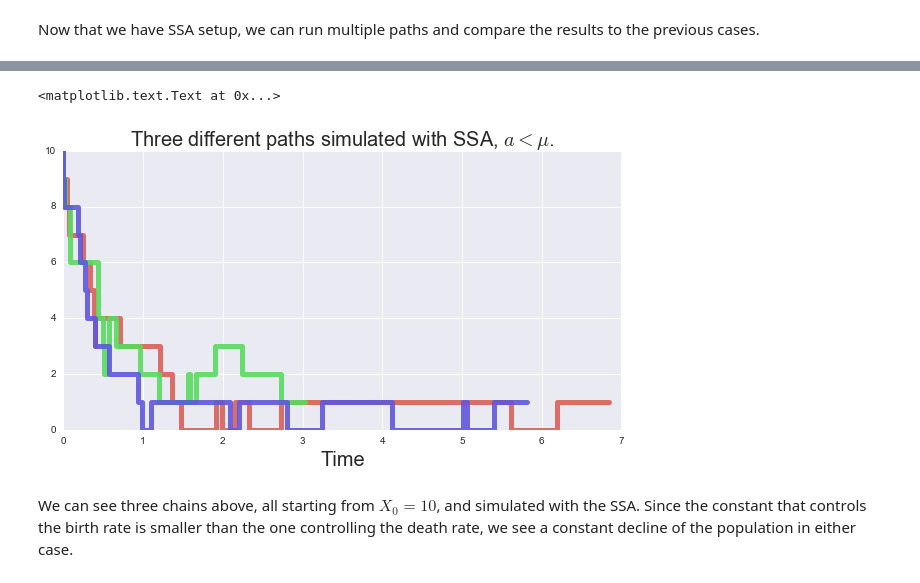
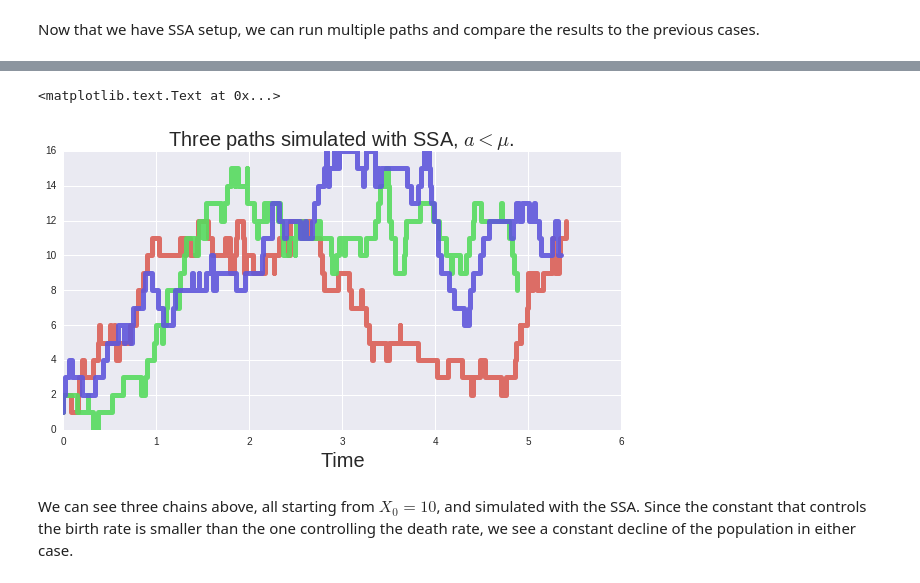
Before and after one commit to kgourgou/stoch-algo-variational-inference, a Jupyter notebook: ipython_notebooks/reactions.ipynb, the cells around one changed output, grey strips where cells are left out. Saved outputs shown, nothing was run; the diff lists cells and outputs as text; code cells hidden in the pictures.

```diff
--- a/ipython_notebooks/reactions.ipynb
+++ b/ipython_notebooks/reactions.ipynb
@@ -74,8 +78,8 @@ def x(t,x0=3,a=1,mu=2):
 # %%
 t = np.linspace(0,3)
-x0list = np.linspace(0.5,1,3)
+x0list = np.array([0.5,1,15])
 
-sns.set_palette("Blues",n_colors=5)
+sns.set_palette("Reds",n_colors=3)
 
 for x0 in x0list:
  pl.plot(t,x(t,x0),linewidth=4)
@@ -130,27 +132,29 @@ def EM(xinit,T,Dt=0.1,a=1,mu=2):
 # %% [markdown]
 Similarly to the previous case, here is a run with multiple initial conditions.
 # %%
-T = 2
-Dt = 0.01
+T = 10 # final time to reach
+Dt = 0.01 # time-step for EM
 
+# Set the palette to reds with ten colors
 sns.set_palette('Reds',10)
 
 def plotPaths(T,Dt):
     n = int(T/Dt)
     t = np.linspace(0,T,n)
 
-    xinitlist = np.linspace(0.5,10,10)
+    xinitlist = np.linspace(10,15,10)
 
     for x0 in xinitlist :
-        path = EM(xinit=x0,T=T,Dt=Dt,a=1,mu=2.0)
+        path = EM(xinit=x0,T=T,Dt=Dt,a=10.0,mu=1.0)
         pl.plot(t, path,linewidth=5)
 
     pl.xlabel('time', fontsize=20)
-    pl.title('Paths for initial conditions between 0.5 and 10.', fontsize=20)
+    pl.title('Paths for initial conditions between 1 and 10.', fontsize=20)
 
     return path
 
 path = plotPaths(T,Dt)
 
-print 'Paths decay towards', path[199]
+print 'Paths decay towards', path[np.size(path)-1]
+print 'The stationary point is', 1.0
 # %% [output]
@@ -162,7 +169,7 @@ Paths decay towards 0.525751303558
 
 Finally, we shall simulate the system exactly by using the Stochastic Simulation Algorithm (SSA).
 # %%
-def SSA(xinit, nsteps, a=1.0, mu=2.0):
+def SSA(xinit, nsteps, a=10.0, mu=1.0):
     '''
         Using SSA to exactly simulate the death/birth process starting
         from xinit and for nsteps.
@@ -204,3 +211,20 @@ def SSA(xinit, nsteps, a=1.0, mu=2.0):
     return path, tpath
 # %% [markdown]
 Now that we have SSA setup, we can run multiple paths and compare the results to the previous cases.
+# %%
+# Since the paths below are not really related
+# let's use a more interesting palette
+# for the plot.
+
+sns.set_palette('hls',1)
+
+for _ in xrange(1):
+    path, tpath = SSA(xinit=1,nsteps=100)
+
+    # Since this is the path of a jump process
+    # I'm switching from "plot" to "step"
+    # to get the figure right. :)
+    pl.step(tpath,path,linewidth=5,alpha=0.9)
+
+pl.title('One path simulated with SSA, $a<\mu$. ', fontsize=20);
+pl.xlabel('Time', fontsize=20)
@@ -207,23 +234,23 @@ Now that we have SSA setup, we can run multiple paths and compare the results to
 # %%
 # Since the paths below are not really related
 # let's use a more interesting palette
 # for the plot.
 
 sns.set_palette('hls',3)
 
 for _ in xrange(3):
-    path, tpath = SSA(xinit=10,nsteps=20)
+    path, tpath = SSA(xinit=1,nsteps=100)
 
     # Since this is the path of a jump process
     # I'm switching from "plot" to "step"
     # to get the figure right. :)
     pl.step(tpath,path,linewidth=5,alpha=0.9)
 
-pl.title('Three different paths simulated with SSA, $a<\mu$.', fontsize=20);
+pl.title('Three paths simulated with SSA, $a<\mu$. ', fontsize=20);
 pl.xlabel('Time', fontsize=20)
 # %% [output]
 <matplotlib.text.Text at 0x...>
-[figure, old version]
+[figure, new version]
 # %% [markdown]
 We can see three chains above, all starting from $X_0=10$, and simulated with the SSA. Since the constant that controls the birth rate is smaller than the one controlling the death rate, we see a constant decline of the population in either case.
 # %%
```
Also changed, not shown: parts of 9 cells of this notebook.
